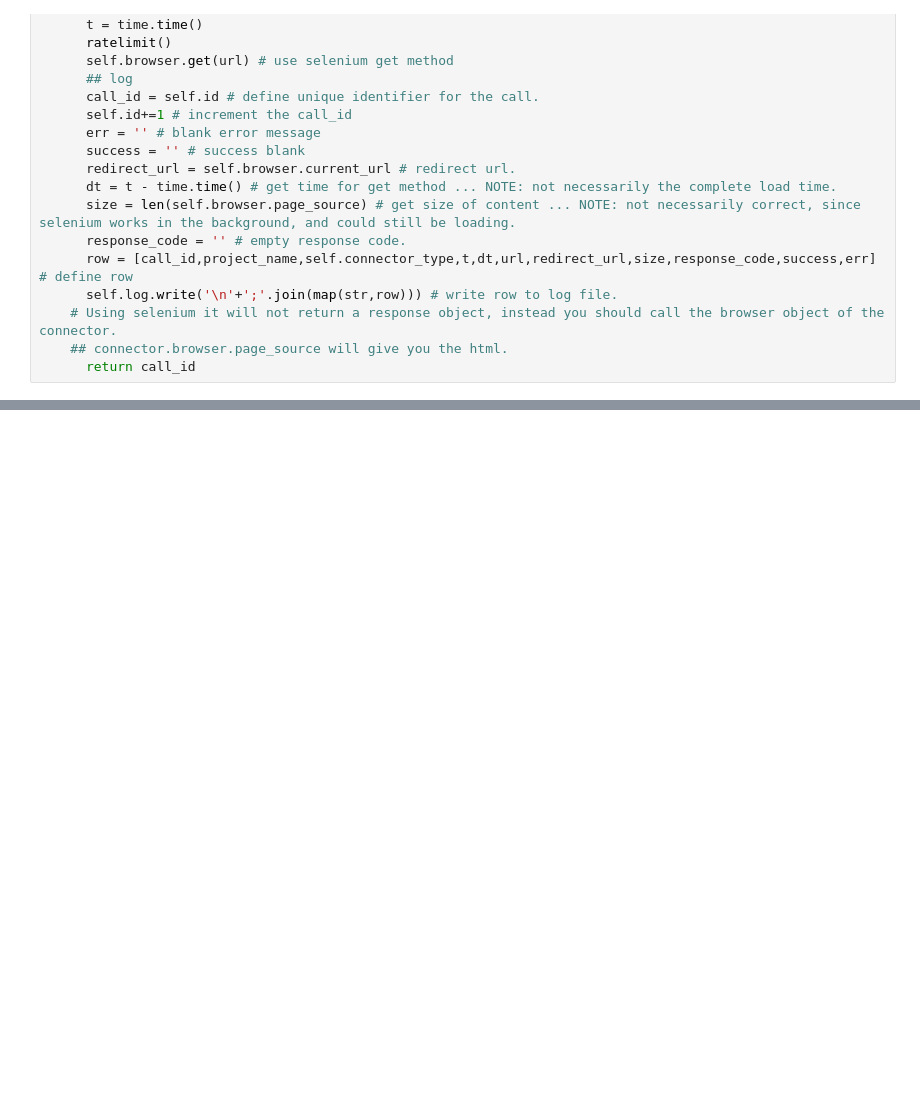
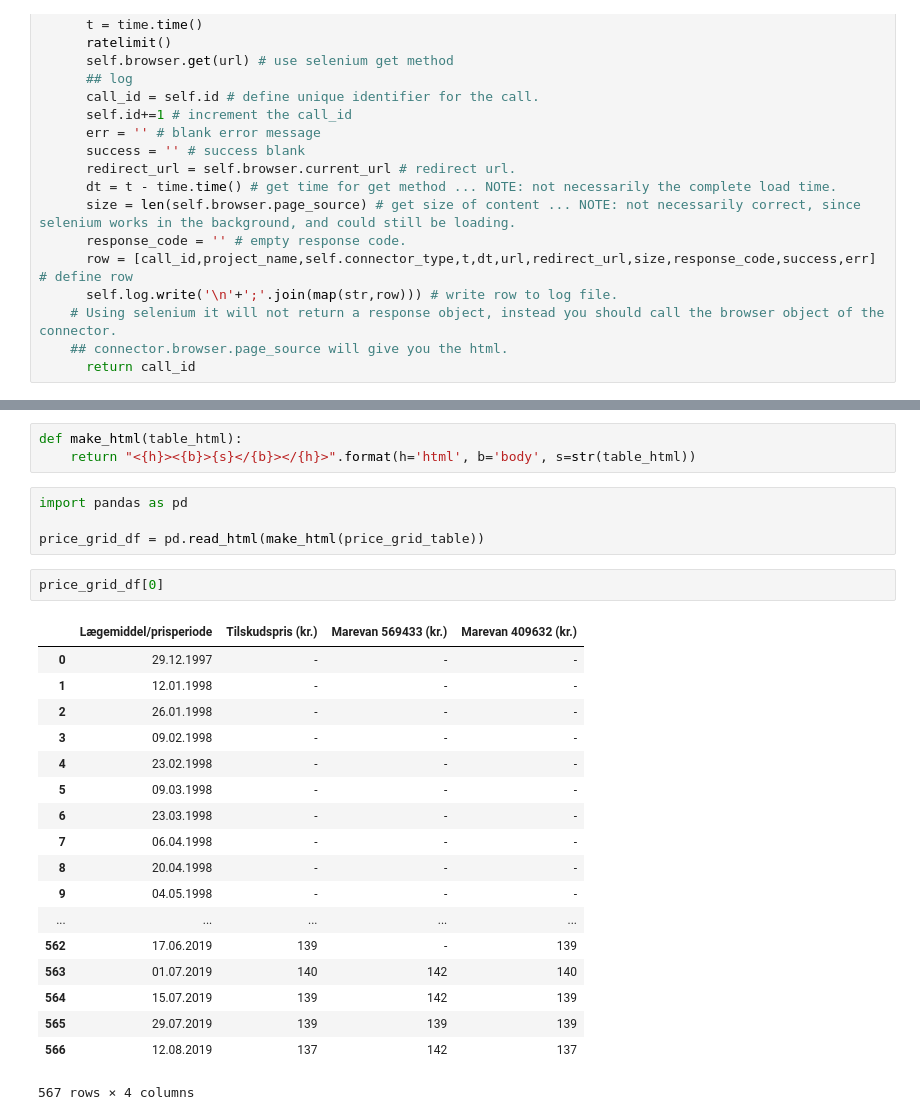
Before and after one commit to blackplague/sds2019, a Jupyter notebook: exam/sds2019_exam.ipynb, the cells around one changed output, grey strips where cells are left out. Drawn from its saved outputs; the diff is of its cells as text; blank space fills up the shorter version.

```diff
--- a/exam/sds2019_exam.ipynb
+++ b/exam/sds2019_exam.ipynb
@@ -398,0 +342,28 @@ tes_med_prices[0]
+# %%
+def make_html(table_html):
+    return "<{h}><{b}>{s}</{b}></{h}>".format(h='html', b='body', s=str(table_html))
+# %%
+import pandas as pd
+
+price_grid_df = pd.read_html(make_html(price_grid_table))
+# %%
+price_grid_df[0]
+# %% [output]
+|  | Lægemiddel/prisperiode | Tilskudspris (kr.) | Marevan 569433 (kr.) | Marevan 409632 (kr.) |
+| 0 | 29.12.1997 | - | - | - |
+| 1 | 12.01.1998 | - | - | - |
+| 2 | 26.01.1998 | - | - | - |
+| 3 | 09.02.1998 | - | - | - |
+| 4 | 23.02.1998 | - | - | - |
+| 5 | 09.03.1998 | - | - | - |
+| 6 | 23.03.1998 | - | - | - |
+| 7 | 06.04.1998 | - | - | - |
+| 8 | 20.04.1998 | - | - | - |
+| 9 | 04.05.1998 | - | - | - |
+| ... | ... | ... | ... | ... |
+| 562 | 17.06.2019 | 139 | - | 139 |
+| 563 | 01.07.2019 | 140 | 142 | 140 |
+| 564 | 15.07.2019 | 139 | 142 | 139 |
+| 565 | 29.07.2019 | 139 | 139 | 139 |
+| 566 | 12.08.2019 | 137 | 142 | 137 |
+567 rows × 4 columns
```
Also changed, not shown: parts of 36 cells of this notebook.
